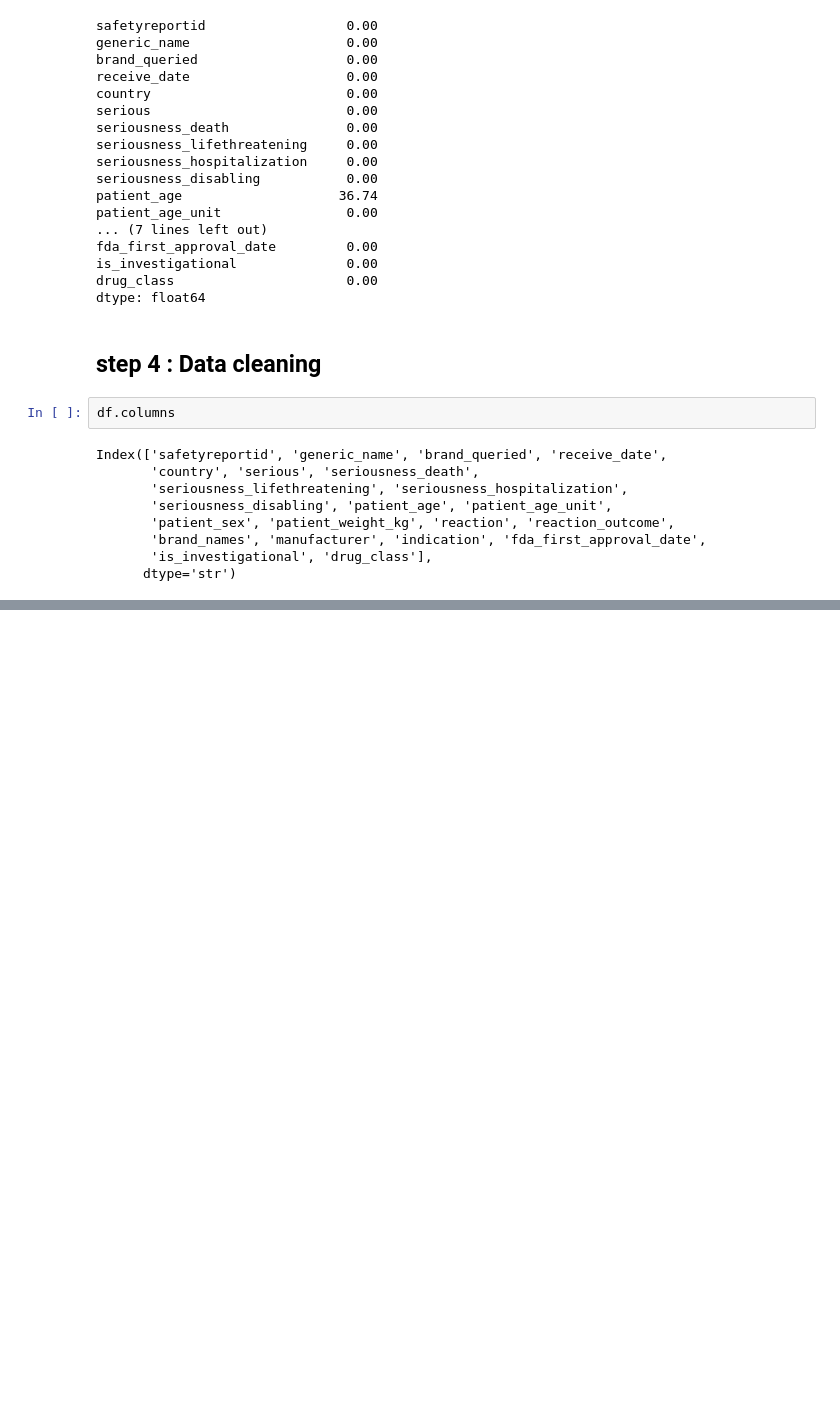
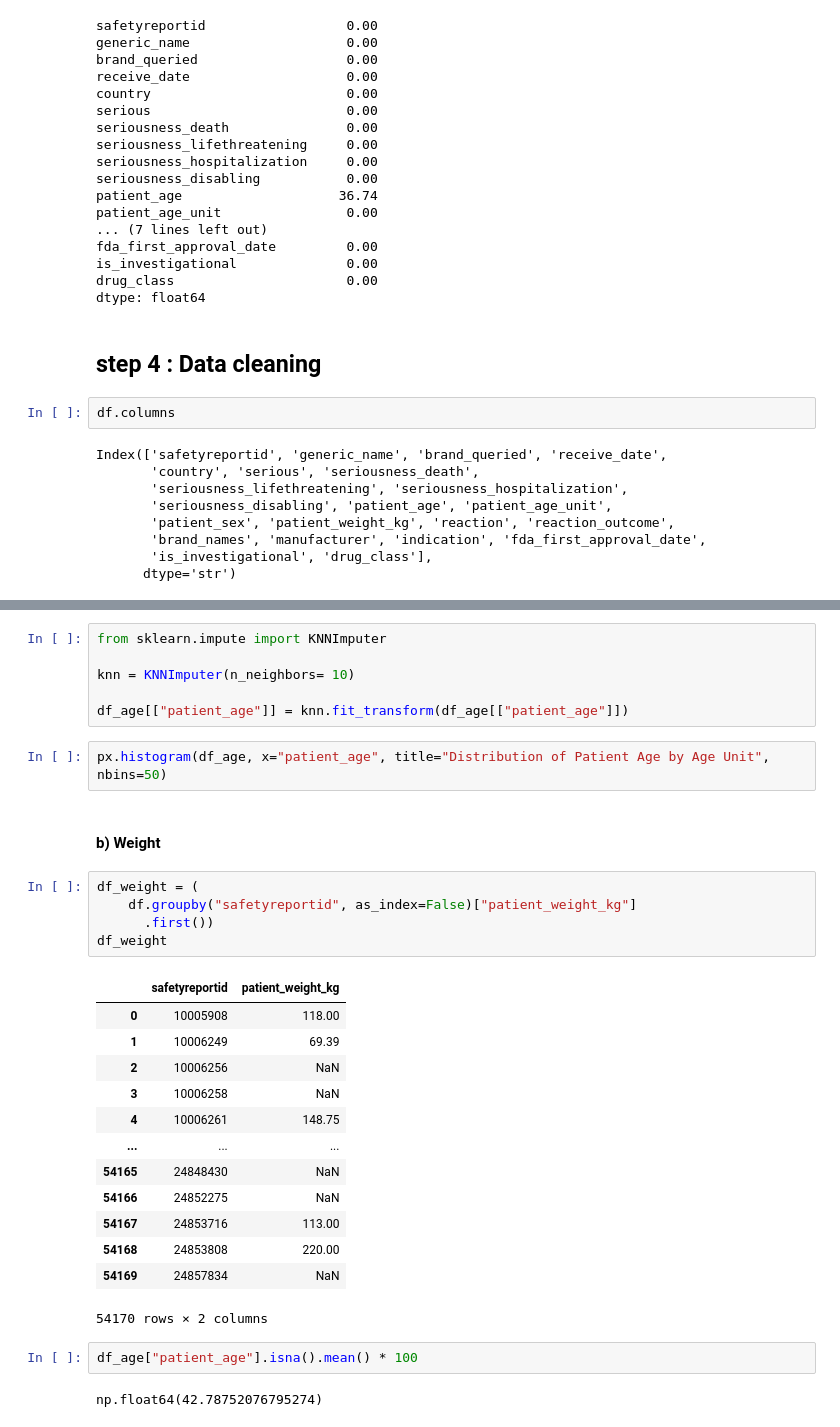
Before and after one commit to Marwa-Alazzawi/Data-analysis-project, a Jupyter notebook: code.ipynb, the cells around one changed output, grey strips where cells are left out. Drawn from its saved outputs; the diff is of its cells as text; blank space fills up the shorter version.

```diff
--- a/code.ipynb
+++ b/code.ipynb
@@ -221,0 +227,33 @@ Name: count, dtype: int64
+# %%
+from sklearn.impute import KNNImputer
+
+knn = KNNImputer(n_neighbors= 10)
+
+df_age[["patient_age"]] = knn.fit_transform(df_age[["patient_age"]])
+# %%
+px.histogram(df_age, x="patient_age", title="Distribution of Patient Age by Age Unit", nbins=50)
+# %% [markdown]
+#### b) Weight
+# %%
+df_weight = (
+    df.groupby("safetyreportid", as_index=False)["patient_weight_kg"]
+      .first())
+df_weight
+# %% [output]
+|  | safetyreportid | patient_weight_kg |
+| 0 | 10005908 | 118.00 |
+| 1 | 10006249 | 69.39 |
+| 2 | 10006256 | NaN |
+| 3 | 10006258 | NaN |
+| 4 | 10006261 | 148.75 |
+| ... | ... | ... |
+| 54165 | 24848430 | NaN |
+| 54166 | 24852275 | NaN |
+| 54167 | 24853716 | 113.00 |
+| 54168 | 24853808 | 220.00 |
+| 54169 | 24857834 | NaN |
+54170 rows × 2 columns
+# %%
+df_age["patient_age"].isna().mean() * 100
+# %% [output]
+np.float64(42.78752076795274)
```
Also changed, not shown: parts of 54 cells of this notebook, 7 other files.
